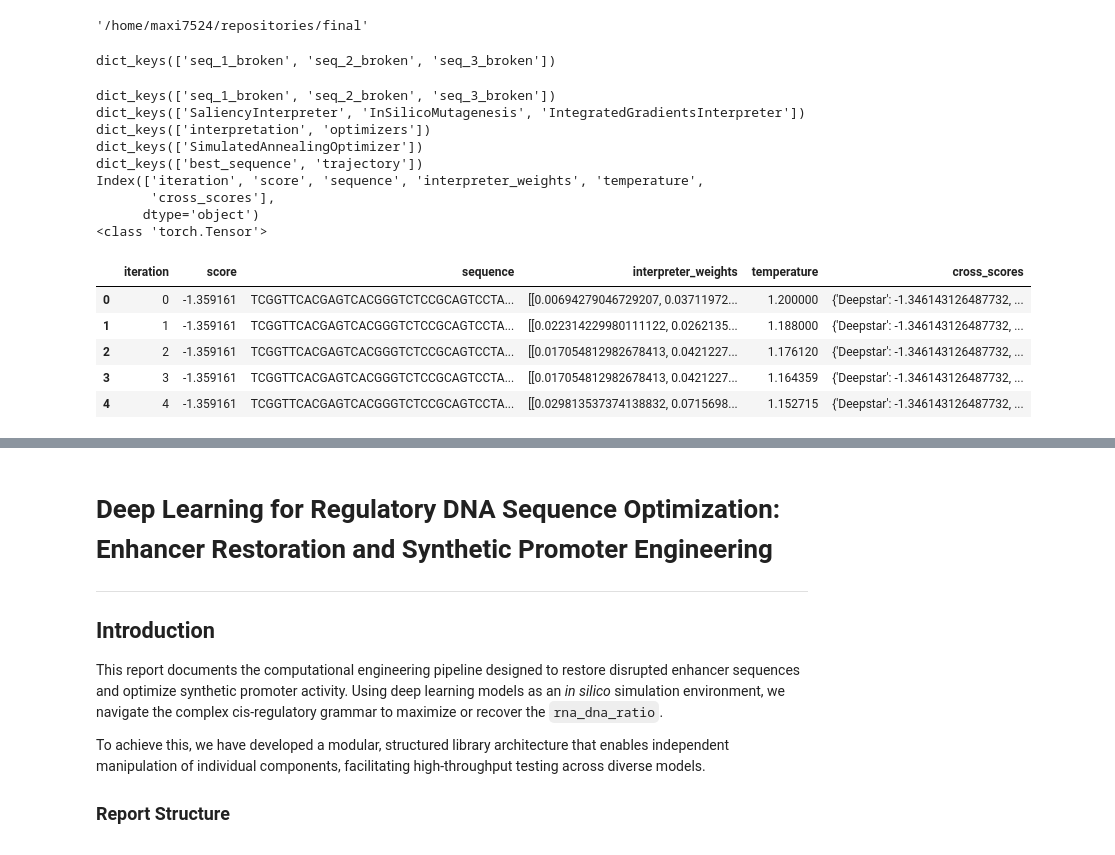
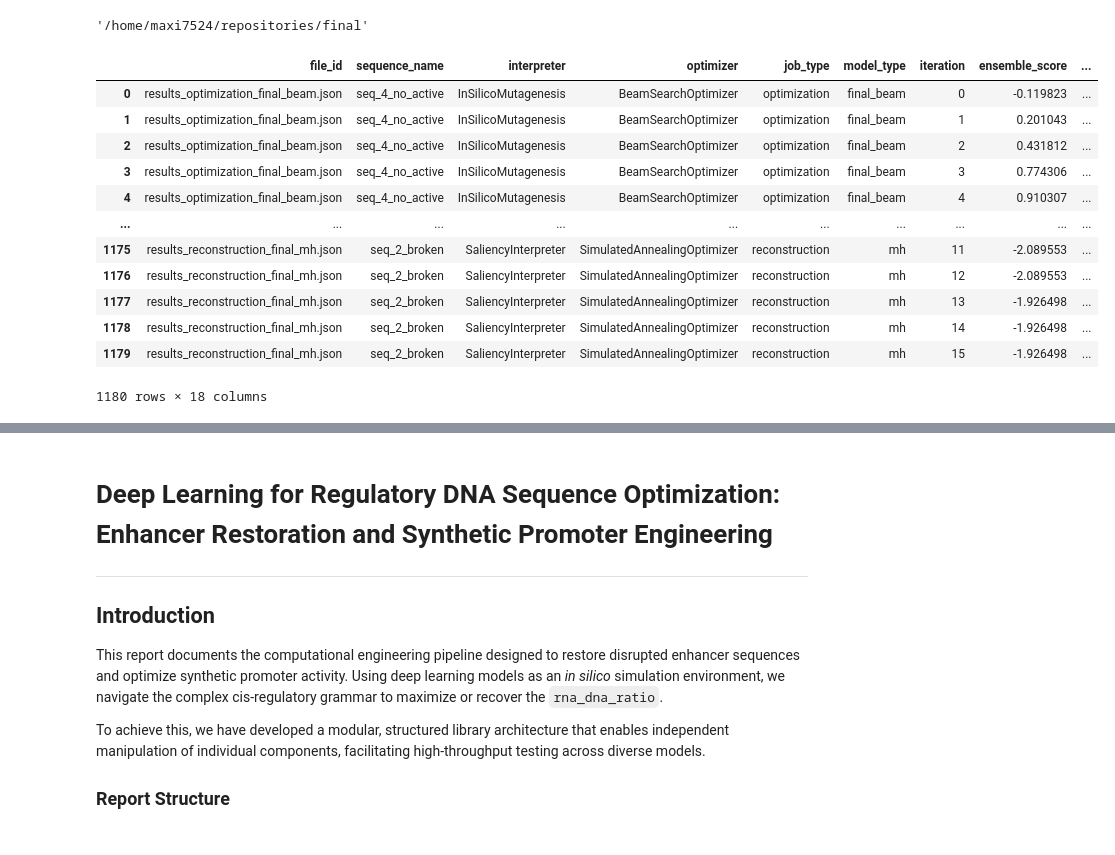
Before and after one commit to joannahuba/dna-sequence-optimization, a Jupyter notebook: notebooks/report_final.ipynb, the cells around one changed output, grey strips where cells are left out. Drawn from its saved outputs; the diff is of its cells as text; code cells hidden in the pictures.

Commit message:
fix & update: finally fix data loader

```diff
--- a/notebooks/report_final.ipynb
+++ b/notebooks/report_final.ipynb
@@ -25,6 +167,18 @@ processed = parse_folder(str(data_path))
+# %%
+df = aggregate_advanced_trajectory(processed)
 # %%
-processed.keys()
-
-processed['results_reconstruction_final_mh.json'][].keys()
+df
 # %% [output]
+|  | file_id | sequence_name | interpreter | optimizer | job_type | model_type | iteration | ensemble_score | ... |
+| 0 | results_optimization_final_beam.json | seq_4_no_active | InSilicoMutagenesis | BeamSearchOptimizer | optimization | final_beam | 0 | -0.119823 | ... |
+| 1 | results_optimization_final_beam.json | seq_4_no_active | InSilicoMutagenesis | BeamSearchOptimizer | optimization | final_beam | 1 | 0.201043 | ... |
+| 2 | results_optimization_final_beam.json | seq_4_no_active | InSilicoMutagenesis | BeamSearchOptimizer | optimization | final_beam | 2 | 0.431812 | ... |
+| 3 | results_optimization_final_beam.json | seq_4_no_active | InSilicoMutagenesis | BeamSearchOptimizer | optimization | final_beam | 3 | 0.774306 | ... |
+| 4 | results_optimization_final_beam.json | seq_4_no_active | InSilicoMutagenesis | BeamSearchOptimizer | optimization | final_beam | 4 | 0.910307 | ... |
+| ... | ... | ... | ... | ... | ... | ... | ... | ... | ... |
+| 1175 | results_reconstruction_final_mh.json | seq_2_broken | SaliencyInterpreter | SimulatedAnnealingOptimizer | reconstruction | mh | 11 | -2.089553 | ... |
+| 1176 | results_reconstruction_final_mh.json | seq_2_broken | SaliencyInterpreter | SimulatedAnnealingOptimizer | reconstruction | mh | 12 | -2.089553 | ... |
+| 1177 | results_reconstruction_final_mh.json | seq_2_broken | SaliencyInterpreter | SimulatedAnnealingOptimizer | reconstruction | mh | 13 | -1.926498 | ... |
+| 1178 | results_reconstruction_final_mh.json | seq_2_broken | SaliencyInterpreter | SimulatedAnnealingOptimizer | reconstruction | mh | 14 | -1.926498 | ... |
+| 1179 | results_reconstruction_final_mh.json | seq_2_broken | SaliencyInterpreter | SimulatedAnnealingOptimizer | reconstruction | mh | 15 | -1.926498 | ... |
-dict_keys(['seq_1_broken', 'seq_2_broken', 'seq_3_broken'])
+1180 rows × 18 columns
@@ -241,29 +184,0 @@ def aggregate_advanced_trajectory(data_dict: Dict[str, Any]) -> pd.DataFrame:
-# %%
-# tempate for hm optimizer
-df_hm = processed['results_reconstruction_final_mh.json']
-
-print(df_hm.keys())
-print(df_hm['seq_1_broken'].keys())
-print(df_hm['seq_1_broken']['SaliencyInterpreter'].keys())
-print(df_hm['seq_1_broken']['SaliencyInterpreter']['optimizers'].keys())
-print(df_hm['seq_1_broken']['SaliencyInterpreter']['optimizers']['SimulatedAnnealingOptimizer'].keys()) # which main optimizer
-print(df_hm['seq_1_broken']['SaliencyInterpreter']['optimizers']['SimulatedAnnealingOptimizer']['trajectory'].keys()) # Here we obtain how it was changing in iterations
-print(type(df_hm['seq_1_broken']['SaliencyInterpreter']['interpretation'])) # this is first grad weights
-
-df_hm['seq_1_broken']['SaliencyInterpreter']['optimizers']['SimulatedAnnealingOptimizer']['trajectory'].head()
-# %% [output]
-dict_keys(['seq_1_broken', 'seq_2_broken', 'seq_3_broken'])
-dict_keys(['SaliencyInterpreter', 'InSilicoMutagenesis', 'IntegratedGradientsInterpreter'])
-dict_keys(['interpretation', 'optimizers'])
-dict_keys(['SimulatedAnnealingOptimizer'])
-dict_keys(['best_sequence', 'trajectory'])
-Index(['iteration', 'score', 'sequence', 'interpreter_weights', 'temperature',
-       'cross_scores'],
-      dtype='object')
-<class 'torch.Tensor'>
-|  | iteration | score | sequence | interpreter_weights | temperature | cross_scores |
-| 0 | 0 | -1.359161 | TCGGTTCACGAGTCACGGGTCTCCGCAGTCCTA... | [[0.00694279046729207, 0.03711972... | 1.200000 | {'Deepstar': -1.346143126487732, ... |
-| 1 | 1 | -1.359161 | TCGGTTCACGAGTCACGGGTCTCCGCAGTCCTA... | [[0.022314229980111122, 0.0262135... | 1.188000 | {'Deepstar': -1.346143126487732, ... |
-| 2 | 2 | -1.359161 | TCGGTTCACGAGTCACGGGTCTCCGCAGTCCTA... | [[0.017054812982678413, 0.0421227... | 1.176120 | {'Deepstar': -1.346143126487732, ... |
-| 3 | 3 | -1.359161 | TCGGTTCACGAGTCACGGGTCTCCGCAGTCCTA... | [[0.017054812982678413, 0.0421227... | 1.164359 | {'Deepstar': -1.346143126487732, ... |
-| 4 | 4 | -1.359161 | TCGGTTCACGAGTCACGGGTCTCCGCAGTCCTA... | [[0.029813537374138832, 0.0715698... | 1.152715 | {'Deepstar': -1.346143126487732, ... |
```
Also changed, not shown: parts of 6 cells of this notebook, 1 other file.
